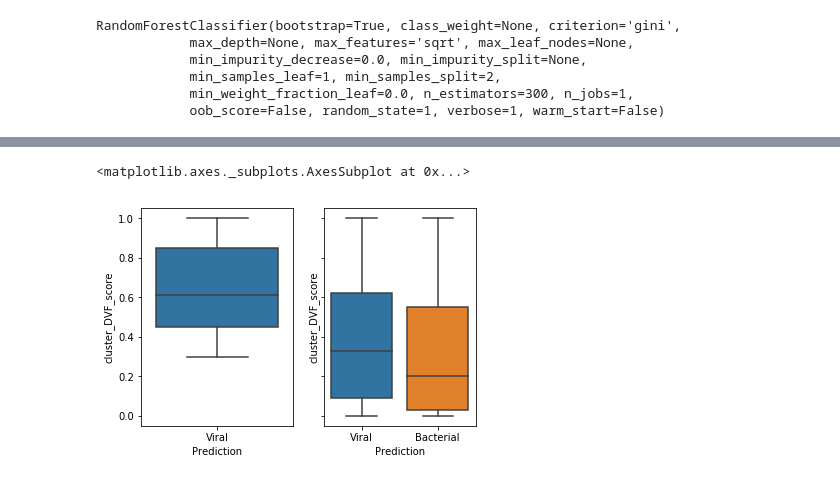
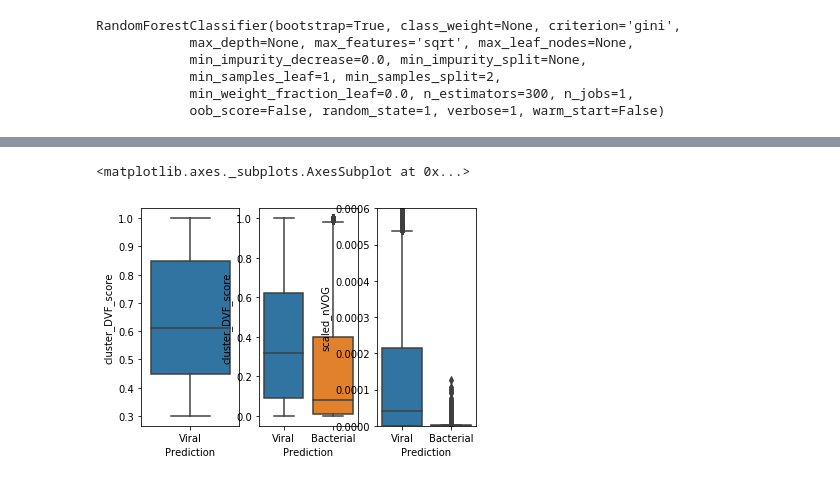
Before and after one commit to RasmussenLab/phamb, a Jupyter notebook: viral_decon/viral_decon_MGXMVX.ipynb, the cells around one changed output, grey strips where cells are left out. Cells and saved outputs as stored; diff of their text form; code cells hidden in the pictures.

Commit message:
improving snakemake workflows and Jupyter Notebook with RF training

```diff
--- a/viral_decon/viral_decon_MGXMVX.ipynb
+++ b/viral_decon/viral_decon_MGXMVX.ipynb
@@ -389,0 +271,17 @@ sns.barplot(x=feature_imp, y=feature_imp.index)
+# %%
+
+default_model = RandomForestClassifier(n_estimators=300,
+                            random_state=1,
+                            max_features = 'sqrt',
+                            n_jobs=1, verbose = 1)
+
+
+bin_test_labels = np.where(np.array(test_labels) == 'Bacterial',0,1)
+bin_train_labels = np.where(np.array(train_labels) == 'Bacterial',0,1)
+
+train.head()
+test.head()
+
+
+### Trained default model
+trained_default_model = default_model.fit(np.array(train), np.array(bin_train_labels))
@@ -470,7 +655,7 @@ RandomForestClassifier(bootstrap=True, class_weight=None, criterion='gini',
             oob_score=False, random_state=1, verbose=1, warm_start=False)
 # %%
 HMP2_subset = HMP2_vambbins[['binsize','nhallm','nVOGs','cluster_DVF_score']]
-eval_predictions = trained_model.predict(HMP2_subset)
-eval_probs = trained_model.predict_proba(HMP2_subset)[:, 1]
+eval_predictions = trained_default_model.predict(HMP2_subset)
+eval_probs = trained_default_model.predict_proba(HMP2_subset)[:, 1]
 # %% [output]
 [Parallel(n_jobs=1)]: Using backend SequentialBackend with 1 concurrent workers.
@@ -482,2 +665,8 @@ HMP2_vambbins['Prediction'] = eval_predictions
+# %%
+eval_predictions = np.where(eval_predictions == 0,'Bacterial','Viral')
+# %%
+HMP2_vambbins['Prediction'] = eval_predictions
+HMP2_vambbins['Probability'] = eval_probs
+HMP2_vambbins['scaled_nVOG'] = HMP2_vambbins.nVOGs/HMP2_vambbins.binsize
 # %%
 HMP2_vambbins_filtered = HMP2_vambbins[ (HMP2_vambbins.Prediction =='Viral') & (HMP2_vambbins.nVOGs >= 1) & (HMP2_vambbins.cluster_DVF_score >= 0.3) ]
@@ -489,11 +687,13 @@ sns.countplot("Prediction",data=HMP2_vambbins)
 # %%
 
-fig, (ax1, ax2) = pyplot.subplots(ncols=2, sharey=True)
+fig, (ax1, ax2, ax3) = pyplot.subplots(ncols=3, sharey=False)
 sns.boxplot(x="Prediction",y="cluster_DVF_score",data=HMP2_vambbins_filtered, ax=ax1)
 sns.boxplot(x="Prediction",y="cluster_DVF_score",data=HMP2_vambbins, ax=ax2)
+ax3.set(ylim=(0,0.0006))
+sns.boxplot(x="Prediction",y="scaled_nVOG",data=HMP2_vambbins, ax=ax3)
 # %% [output]
 <matplotlib.axes._subplots.AxesSubplot at 0x...>
-[figure, old version]
+[figure, new version]
 # %%
 sum(HMP2_vambbins_filtered.ncontigs)
 print(HMP2_vambbins_filtered.shape)
```
Also changed, not shown: parts of 78 cells of this notebook, 31 other files.
